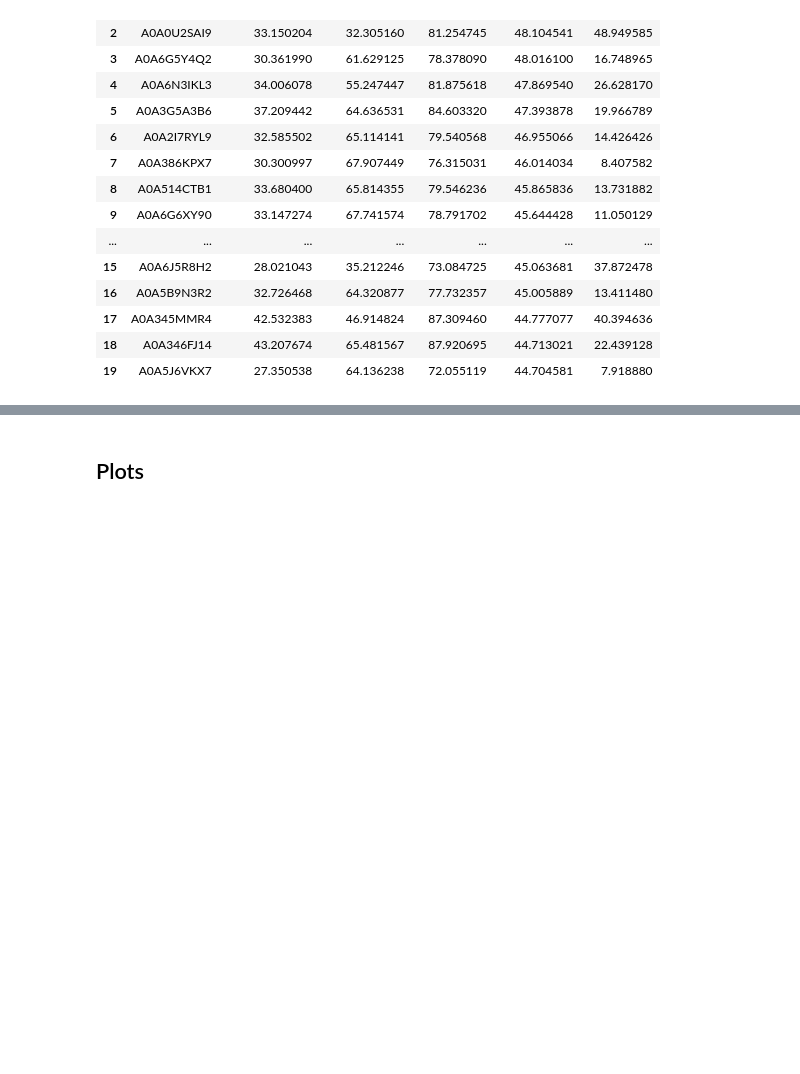
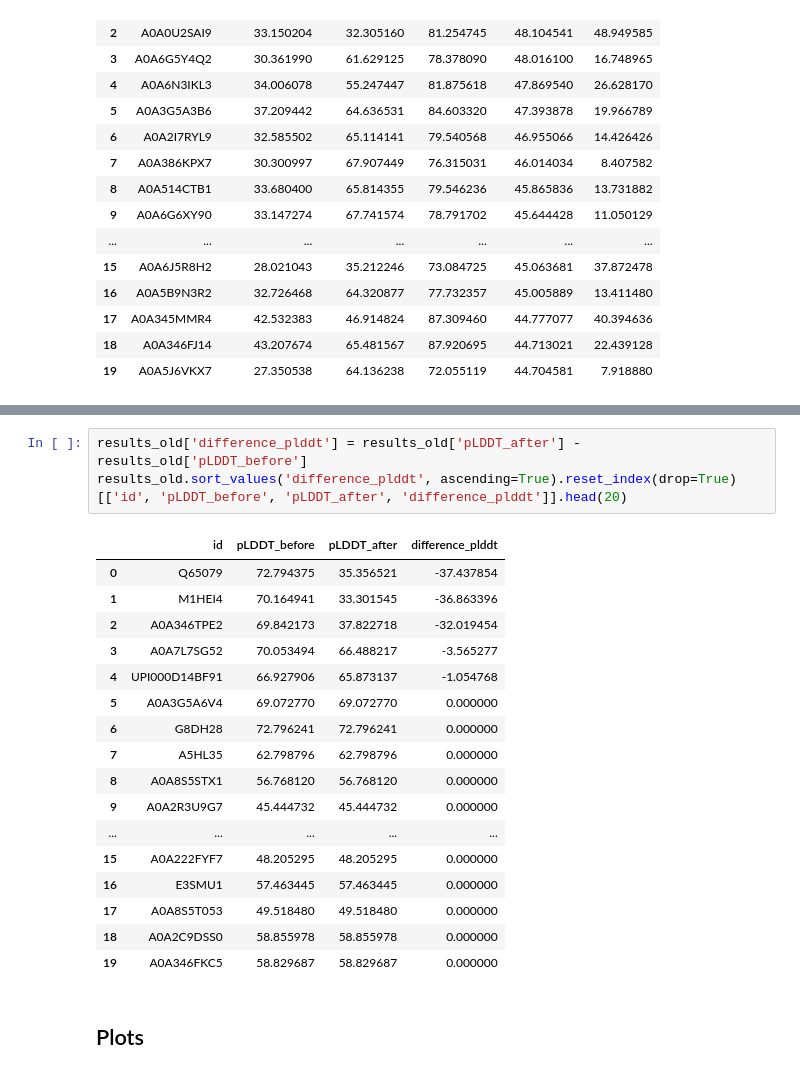
Before and after one commit to pimenol/ProteinTTT, a Jupyter notebook: notebooks/Bfvd_merge.ipynb, the cells around one changed output, grey strips where cells are left out. Cells and saved outputs as stored; diff of their text form; blank space fills up the shorter version.

```diff
--- a/notebooks/Bfvd_merge.ipynb
+++ b/notebooks/Bfvd_merge.ipynb
@@ -171,6 +186,27 @@ df[['id', 'tm_score_after_AlphaFold', 'tm_score_before_original', 'tm_score_afte
 | 27 | UPI00024ED25D | 0.90054 | 0.67749 | 0.75546 | 86.824249 | ... |
 | 28 | UPI00102D6813 | 0.41946 | 0.34256 | 0.41480 | 88.343721 | ... |
 | 29 | UPI00022A9A93 | 0.32516 | 0.25963 | 0.32464 | 81.767073 | ... |
+# %%
+results_old['difference_plddt'] = results_old['pLDDT_after'] - results_old['pLDDT_before']
+results_old.sort_values('difference_plddt', ascending=True).reset_index(drop=True)[['id', 'pLDDT_before', 'pLDDT_after', 'difference_plddt']].head(20)
+# %% [output]
+|  | id | pLDDT_before | pLDDT_after | difference_plddt |
+| 0 | Q65079 | 72.794375 | 35.356521 | -37.437854 |
+| 1 | M1HEI4 | 70.164941 | 33.301545 | -36.863396 |
+| 2 | A0A346TPE2 | 69.842173 | 37.822718 | -32.019454 |
+| 3 | A0A7L7SG52 | 70.053494 | 66.488217 | -3.565277 |
+| 4 | UPI000D14BF91 | 66.927906 | 65.873137 | -1.054768 |
+| 5 | A0A3G5A6V4 | 69.072770 | 69.072770 | 0.000000 |
+| 6 | G8DH28 | 72.796241 | 72.796241 | 0.000000 |
+| 7 | A5HL35 | 62.798796 | 62.798796 | 0.000000 |
+| 8 | A0A8S5STX1 | 56.768120 | 56.768120 | 0.000000 |
+| 9 | A0A2R3U9G7 | 45.444732 | 45.444732 | 0.000000 |
+| ... | ... | ... | ... | ... |
+| 15 | A0A222FYF7 | 48.205295 | 48.205295 | 0.000000 |
+| 16 | E3SMU1 | 57.463445 | 57.463445 | 0.000000 |
+| 17 | A0A8S5T053 | 49.518480 | 49.518480 | 0.000000 |
+| 18 | A0A2C9DSS0 | 58.855978 | 58.855978 | 0.000000 |
+| 19 | A0A346FKC5 | 58.829687 | 58.829687 | 0.000000 |
 # %% [markdown]
 ## Plots
 # %%
```
Also changed, not shown: parts of 18 cells of this notebook, 1 other file.
